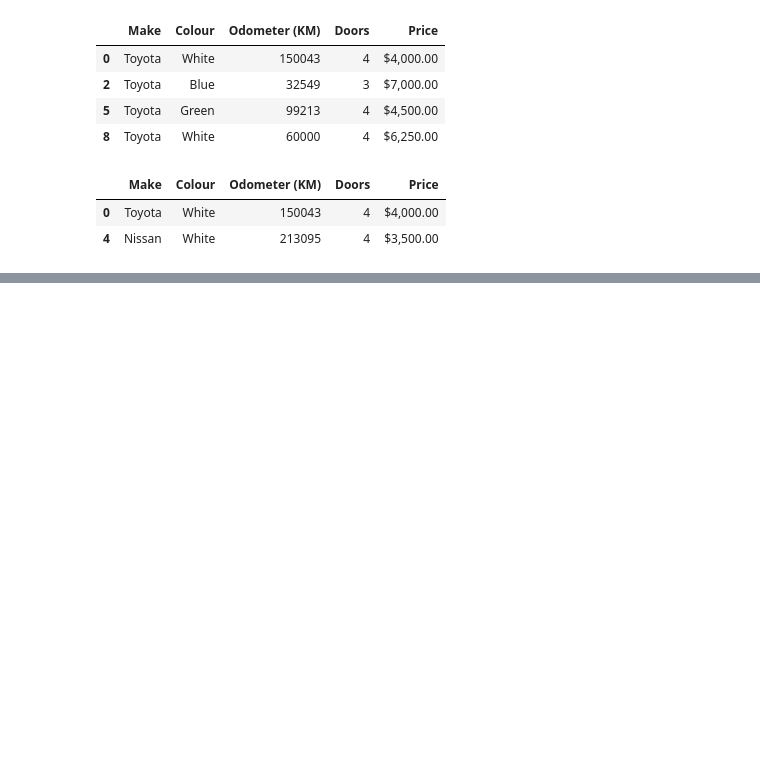
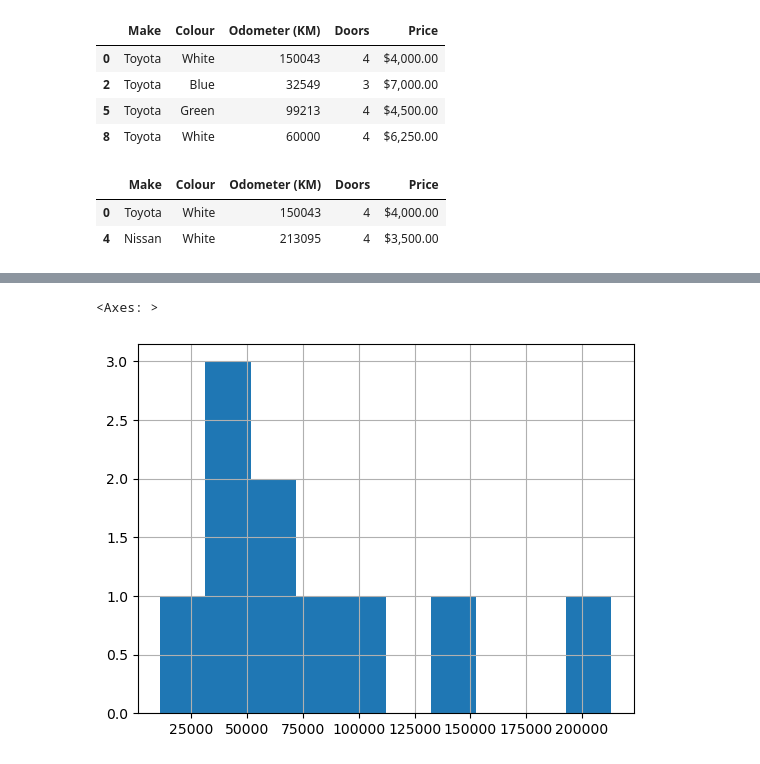
Before and after one commit to LiangRVR/Data-science-learn, a Jupyter notebook: introduction-to-pandas.ipynb, the cells around one changed output, grey strips where cells are left out. Drawn from its saved outputs; the diff is of its cells as text; code cells hidden in the pictures; blank space fills up the shorter version.

```diff
--- a/introduction-to-pandas.ipynb
+++ b/introduction-to-pandas.ipynb
@@ -250,0 +274,5 @@ cars_sales[cars_sales["Odometer (KM)"] > 100000]
+# %%
+cars_sales["Odometer (KM)"].hist()
+# %% [output]
+<Axes: >
+[figure, added]
```
Also changed, not shown: parts of 7 cells of this notebook.
